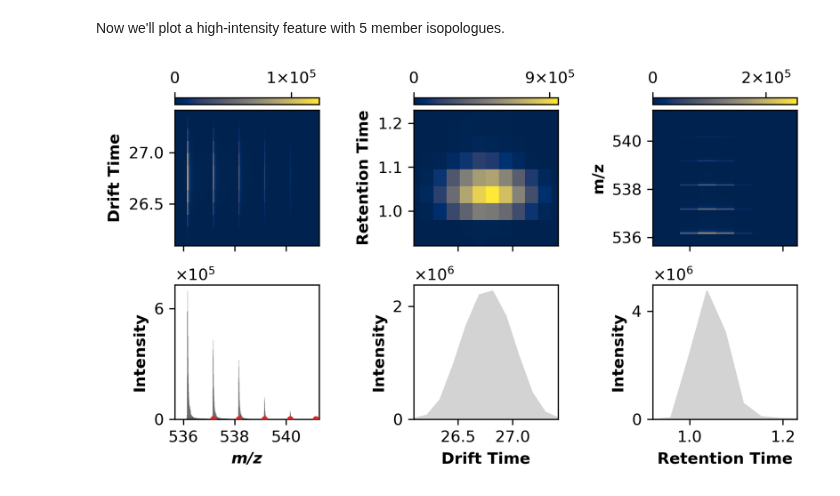
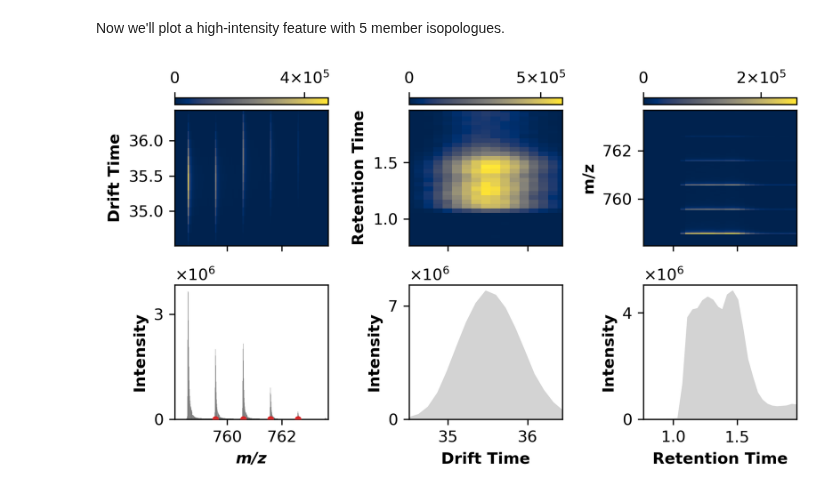
Before and after one commit to pnnl/deimos, a Jupyter notebook: docs/source/user_guide/isotope_detection.ipynb, the cells around one changed output. Cells and saved outputs as stored; diff of their text form; code cells hidden in the pictures.

```diff
--- a/docs/source/user_guide/isotope_detection.ipynb
+++ b/docs/source/user_guide/isotope_detection.ipynb
@@ -16,23 +20,20 @@ As such, if the search includes up to 5 substitions for a singly-charged species
 # %%
-import deimos
-import matplotlib.pyplot as plt
-
-# load data
-ms1_peaks = deimos.load('example_data_peaks.h5', key='ms1', columns=['mz', 'drift_time', 'retention_time', 'intensity'])
-ms1_peaks = deimos.threshold(ms1_peaks, threshold=200)
+# Load data
+ms1_peaks = deimos.load('example_data_peaks.h5', key='ms1',
+                        columns=['mz', 'drift_time', 'retention_time', 'intensity'])
+ms1_peaks = deimos.threshold(ms1_peaks, threshold=1000)
 # %%
-# partition the data
+# Partition the data
 partitions = deimos.partition(ms1_peaks, size=1000, overlap=5.1)
 
-# map isotope detection over partitions
+# Map isotope detection over partitions
 isotopes = partitions.map(deimos.isotopes.detect,
                           dims=['mz', 'drift_time', 'retention_time'],
                           tol=[0.1, 0.7, 0.15],
                           delta=1.003355,
                           max_isotopes=5,
                           max_charge=1,
-                          max_error=50E-6,
-                          processes=8)
+                          max_error=50E-6)
 # %% [markdown]
 The detection process makes no assumptions as to expected intensity relationship, nor does it downselect by number of isotopologues in a given signature. A good first screening is to only consider those isotopic signatures with at least 3 members.
 # %%
@@ -56,14 +50,16 @@ Now we'll plot a high-intensity feature with 5 member isopologues.
 # %%
 ms1 = deimos.load('example_data.h5', key='ms1')
 # %%
-feature = deimos.slice(ms1, by=['mz', 'drift_time', 'retention_time'], low=[536.162842 - 0.5, 26, 0.9], high=[536.162842 + 5.116775, 27.5, 1.25])
+feature = deimos.slice(ms1, by=['mz', 'drift_time', 'retention_time'],
+                       low=[758.570374 - 0.5, 34.4, 0.75],
+                       high=[758.570374 + 5.116775, 36.5, 2])
 # %%
 ax = deimos.plot.multipanel(feature, dpi=300)
 
-for i in isotopes.loc[661, 'mz_iso']:
+for i in isotopes.loc[382, 'mz_iso']:
     ax['mz'].scatter(i, 0, s=10, color='C3', zorder=5)
 
 plt.tight_layout()
 plt.show()
 # %% [output]
-[figure, old version]
+[figure, new version]
```
Also changed, not shown: parts of 2 cells of this notebook, 6 other files.
